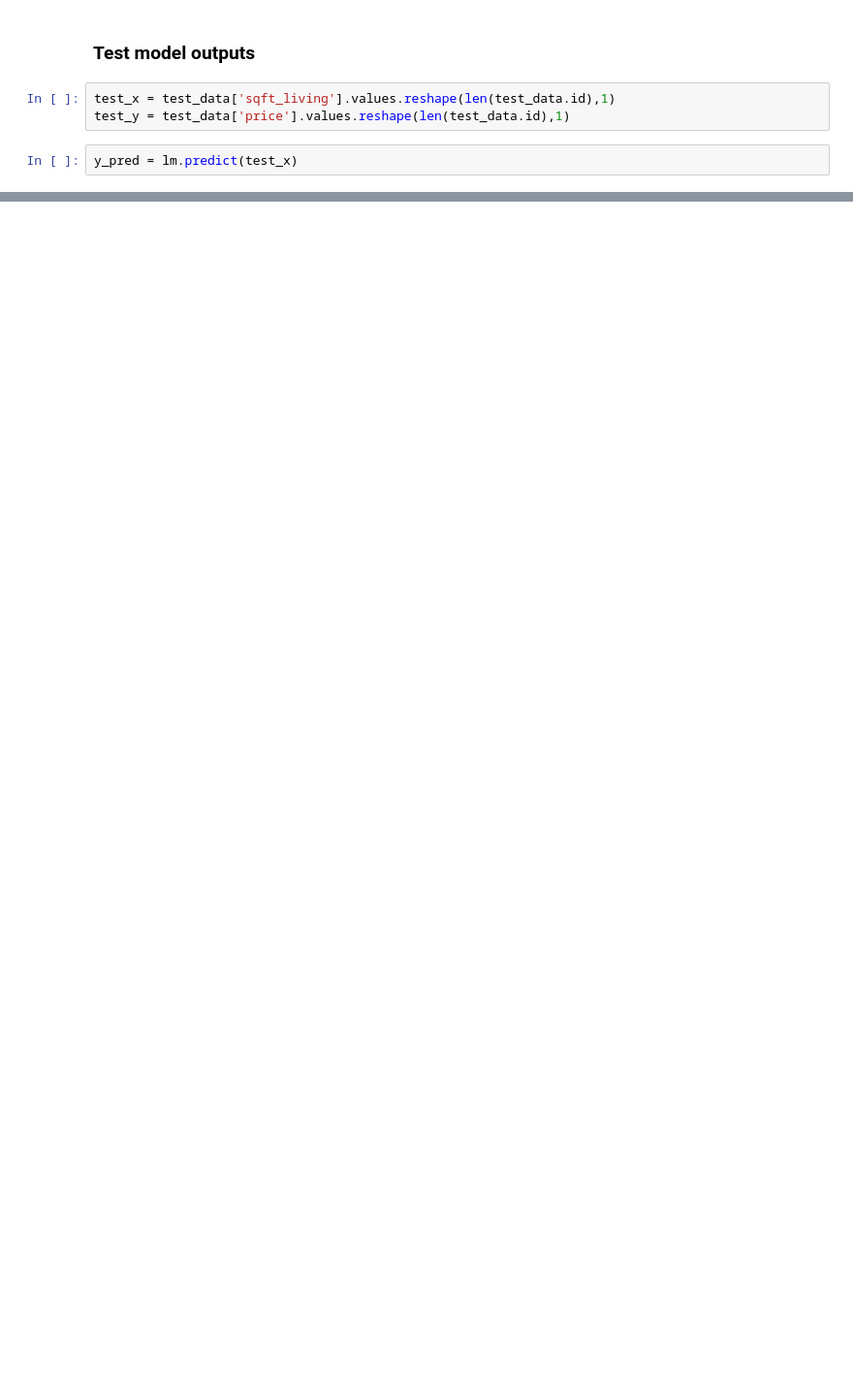
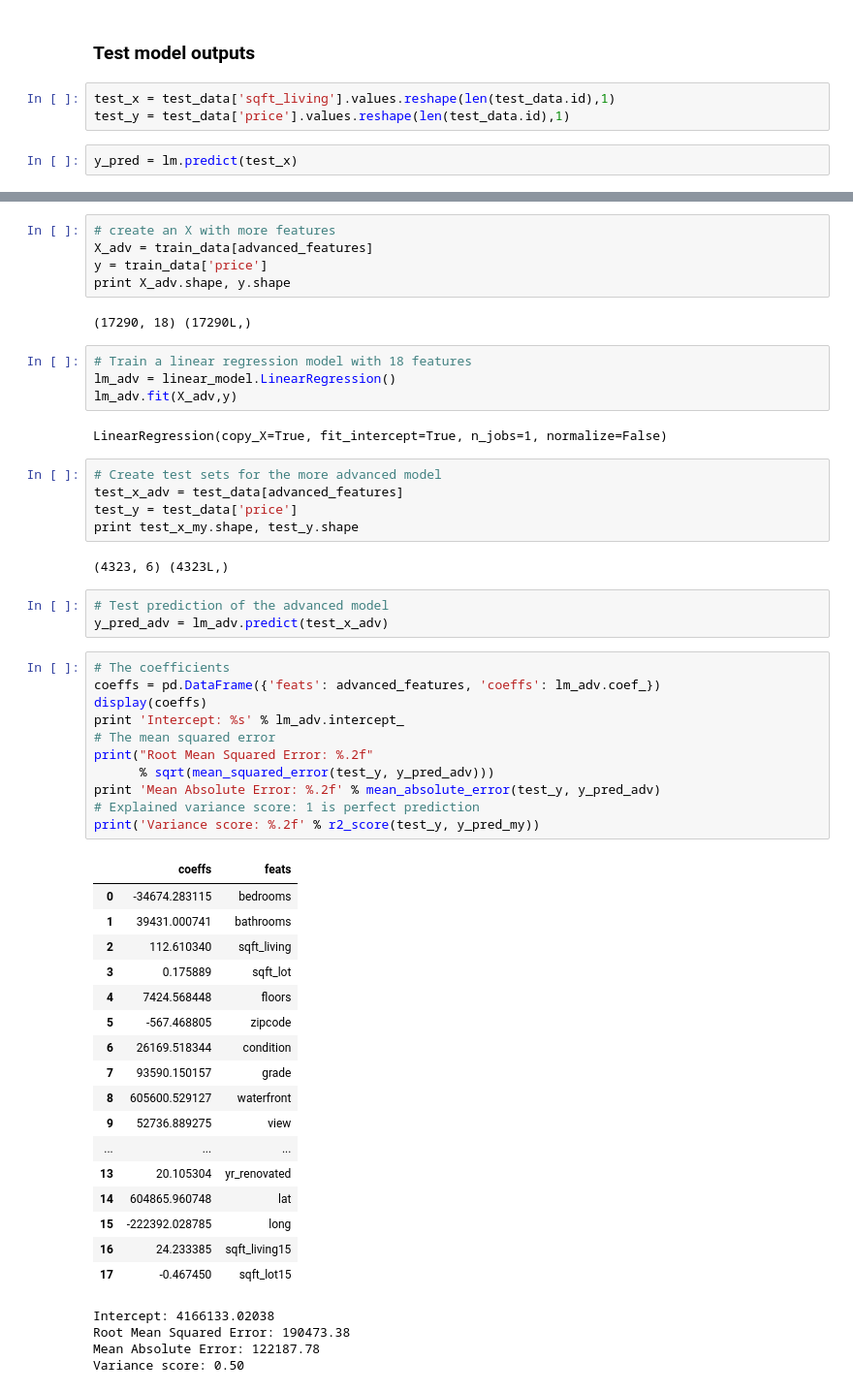
Before and after one commit to mavricek/coursera_ml, a Jupyter notebook: Course1/Wk2/Predicting House Prices with sklearn & pandas.ipynb, the cells around one changed output, grey strips where cells are left out. Shown at 97% size. Cells and saved outputs as stored; diff of their text form; blank space fills up the shorter version.

```diff
--- a/Course1/Wk2/Predicting House Prices with sklearn & pandas.ipynb
+++ b/Course1/Wk2/Predicting House Prices with sklearn & pandas.ipynb
@@ -78,0 +191,56 @@ Variance score: 0.48
+# %%
+# create an X with more features
+X_adv = train_data[advanced_features]
+y = train_data['price']
+print X_adv.shape, y.shape
+# %% [output]
+(17290, 18) (17290L,)
+# %%
+# Train a linear regression model with 18 features
+lm_adv = linear_model.LinearRegression()
+lm_adv.fit(X_adv,y)
+# %% [output]
+LinearRegression(copy_X=True, fit_intercept=True, n_jobs=1, normalize=False)
+# %%
+# Create test sets for the more advanced model
+test_x_adv = test_data[advanced_features]
+test_y = test_data['price']
+print test_x_my.shape, test_y.shape
+# %% [output]
+(4323, 6) (4323L,)
+# %%
+# Test prediction of the advanced model
+y_pred_adv = lm_adv.predict(test_x_adv)
+# %%
+# The coefficients
+coeffs = pd.DataFrame({'feats': advanced_features, 'coeffs': lm_adv.coef_})
+display(coeffs)
+print 'Intercept: %s' % lm_adv.intercept_
+# The mean squared error
+print("Root Mean Squared Error: %.2f"
+      % sqrt(mean_squared_error(test_y, y_pred_adv)))
+print 'Mean Absolute Error: %.2f' % mean_absolute_error(test_y, y_pred_adv)
+# Explained variance score: 1 is perfect prediction
+print('Variance score: %.2f' % r2_score(test_y, y_pred_my))
+# %% [output]
+|  | coeffs | feats |
+| 0 | -34674.283115 | bedrooms |
+| 1 | 39431.000741 | bathrooms |
+| 2 | 112.610340 | sqft_living |
+| 3 | 0.175889 | sqft_lot |
+| 4 | 7424.568448 | floors |
+| 5 | -567.468805 | zipcode |
+| 6 | 26169.518344 | condition |
+| 7 | 93590.150157 | grade |
+| 8 | 605600.529127 | waterfront |
+| 9 | 52736.889275 | view |
+| ... | ... | ... |
+| 13 | 20.105304 | yr_renovated |
+| 14 | 604865.960748 | lat |
+| 15 | -222392.028785 | long |
+| 16 | 24.233385 | sqft_living15 |
+| 17 | -0.467450 | sqft_lot15 |
+Intercept: 4166133.02038
+Root Mean Squared Error: 190473.38
+Mean Absolute Error: 122187.78
+Variance score: 0.50
```
Also changed, not shown: parts of 26 cells of this notebook.
